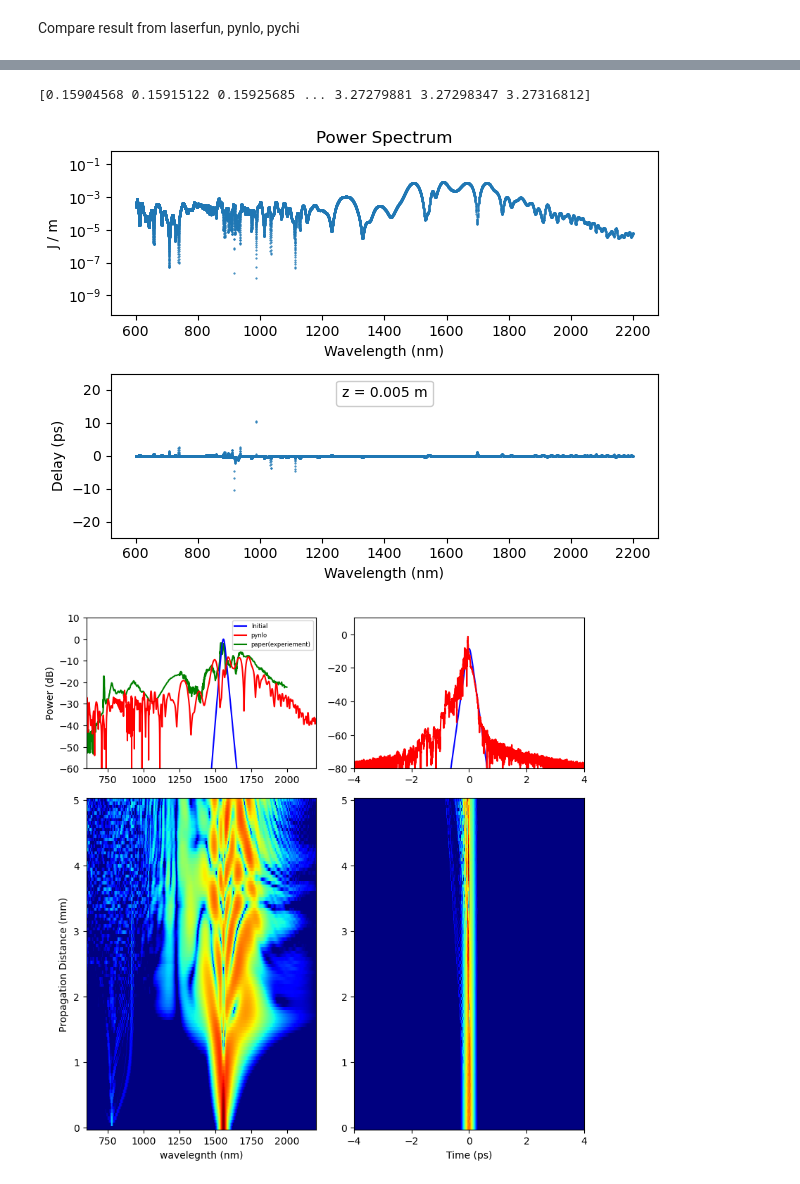
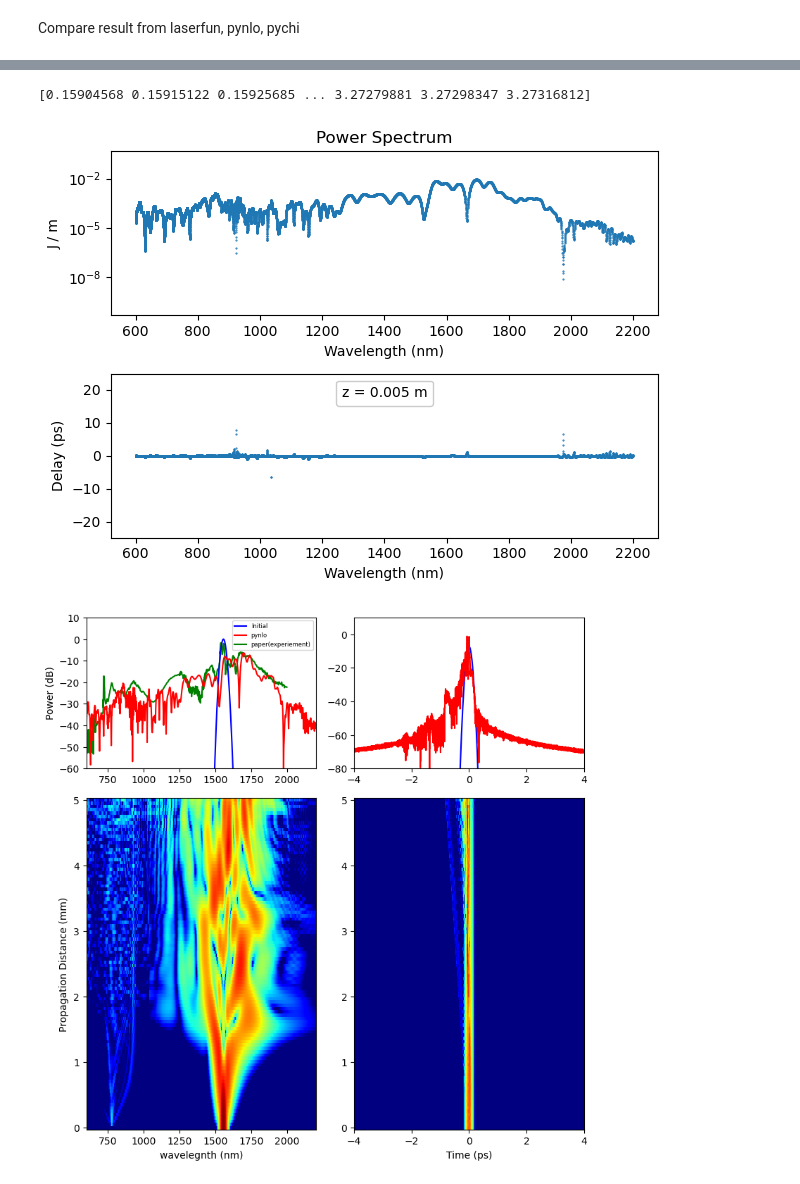
Before and after one commit to elizaleung830/SC-generation-stimulation, a Jupyter notebook: SCG_Stimulation/Benchmark/laserfun/Ewelina 2021/code/Figure2b.ipynb, the cells around one changed output, grey strips where cells are left out. Drawn from its saved outputs; the diff is of its cells as text; code cells hidden in the pictures.

```diff
--- a/SCG_Stimulation/Benchmark/laserfun/Ewelina 2021/code/Figure2b.ipynb
+++ b/SCG_Stimulation/Benchmark/laserfun/Ewelina 2021/code/Figure2b.ipynb
@@ -101,7 +101,5 @@ plt.show()
 # %%
-import numpy as np
-import pynlo
-from scipy.constants import pi, c
+
 import scipy
 import matplotlib.pyplot as plt
 import numpy as np
@@ -117,7 +115,6 @@ center_wl = 1555 * 1e-9
 start_wl = 600 * 1e-9
 end_wl = 2200 * 1e-9
 
-peak_power = 4000
 e_p = 1400e-12  # energy per pulse in joules
 t_fwhm = 125e-15  # for sech, fwhm = 1.76 * pulse duration
 
@@ -125,7 +122,7 @@ f_min = c / (end_wl)  # c / l
 f_max = c / (start_wl)  # c / l
 f0 = c / center_wl  # c /
 
-pulse = pynlo.light.Pulse.Sech(n_points, f_min, f_max, f0, e_p, t_fwhm,
+pulse = pynlo.light.Pulse.Gaussian(n_points, f_min, f_max, f0, e_p, t_fwhm,
                                alias=2)  # alias = number of harmonic support by the real-valued time domain grid
 
 wls = data['wls'] * 1e-9
@@ -189,35 +186,35 @@ ax2.pcolormesh(w_grid, 1e3 * z, p_v_dB,
 ax0.set_ylim(bottom=-60, top=10)
 ax2.set_xlabel('wavelegnth (nm)')
 
 p_t_dB = 10 * np.log10(np.abs(a_t) ** 2)
 p_t_dB -= p_t_dB.max()
 ax1.plot(1e12 * pulse.t_grid, p_t_dB[0], color="b", label='Initial')
 ax1.plot(1e12 * pulse.t_grid, p_t_dB[-1], color="r")
 ax3.pcolormesh(1e12 * pulse.t_grid, 1e3 * z, p_t_dB,
                vmin=-40.0, vmax=0, shading="auto")
 
 ax1.set_ylim(bottom=-80, top=10)
 ax1.set_xlim(-4, 4)
 ax3.set_xlabel('Time (ps)')
 
 ax0.set_ylabel('Power (dB)')
 ax2.set_ylabel('Propagation Distance (mm)')
 #------------- Plot reference -----------
 
 ref = pd.read_csv(
     "../reference_data/Figure2b.csv", dtype=np.float64
 )
 ref_x, ref_y = np.split(ref.values, 2, axis=1)
 
 ax0.plot(ref_x, ref_y - 50, c="green", label="paper(experiement)", zorder=0)
 ax0.legend(loc="upper right", prop={'size': 6}, fontsize=8)
 
 fig.tight_layout()
 fig.show()
 # %% [output]
 [0.15904568 0.15915122 0.15925685 ... 3.27279881 3.27298347 3.27316812]
-[figure, old version]
+[figure, new version]
-[figure, old version]
+[figure, new version]
 # %%
 import matplotlib.pyplot as plt
 import numpy as np
```
Also changed, not shown: parts of 2 cells of this notebook, 26 other files.
